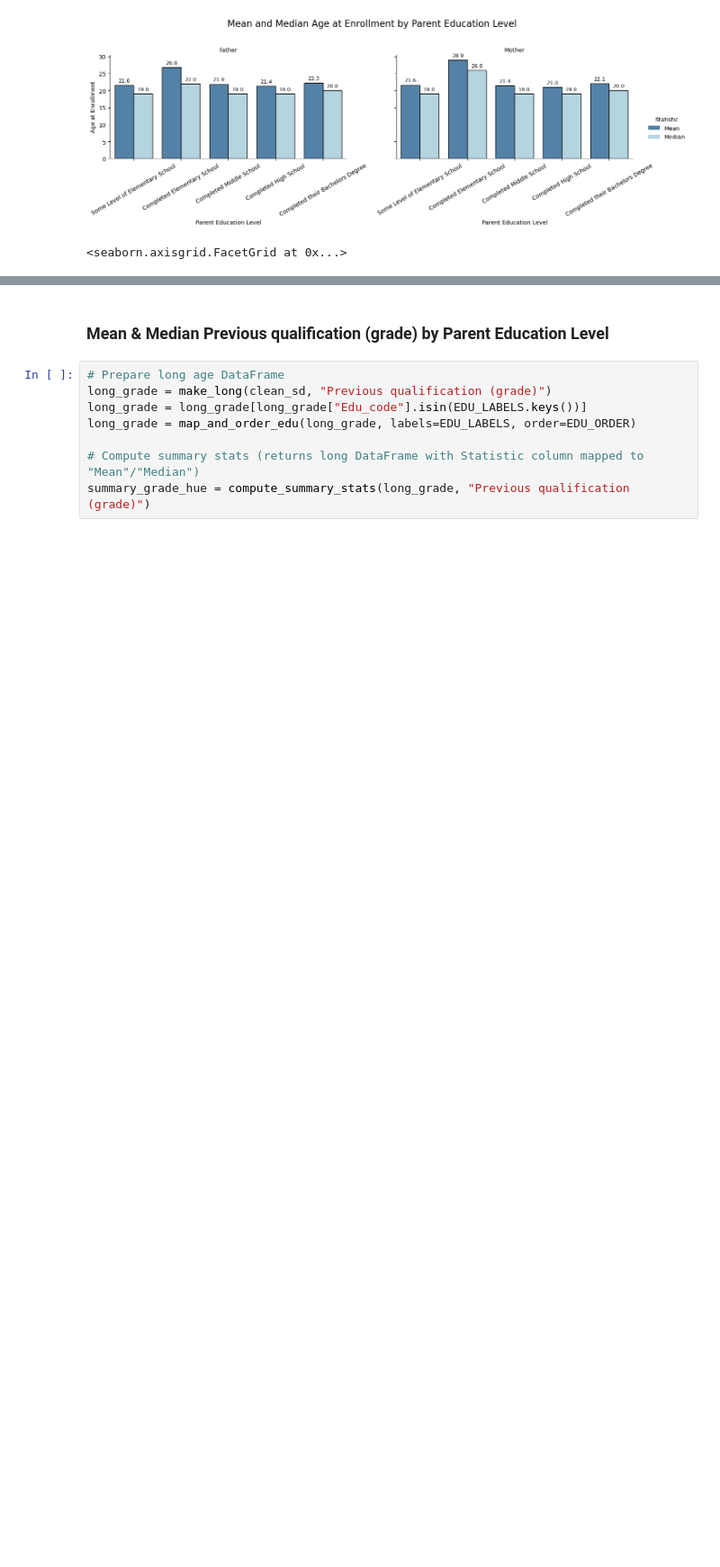
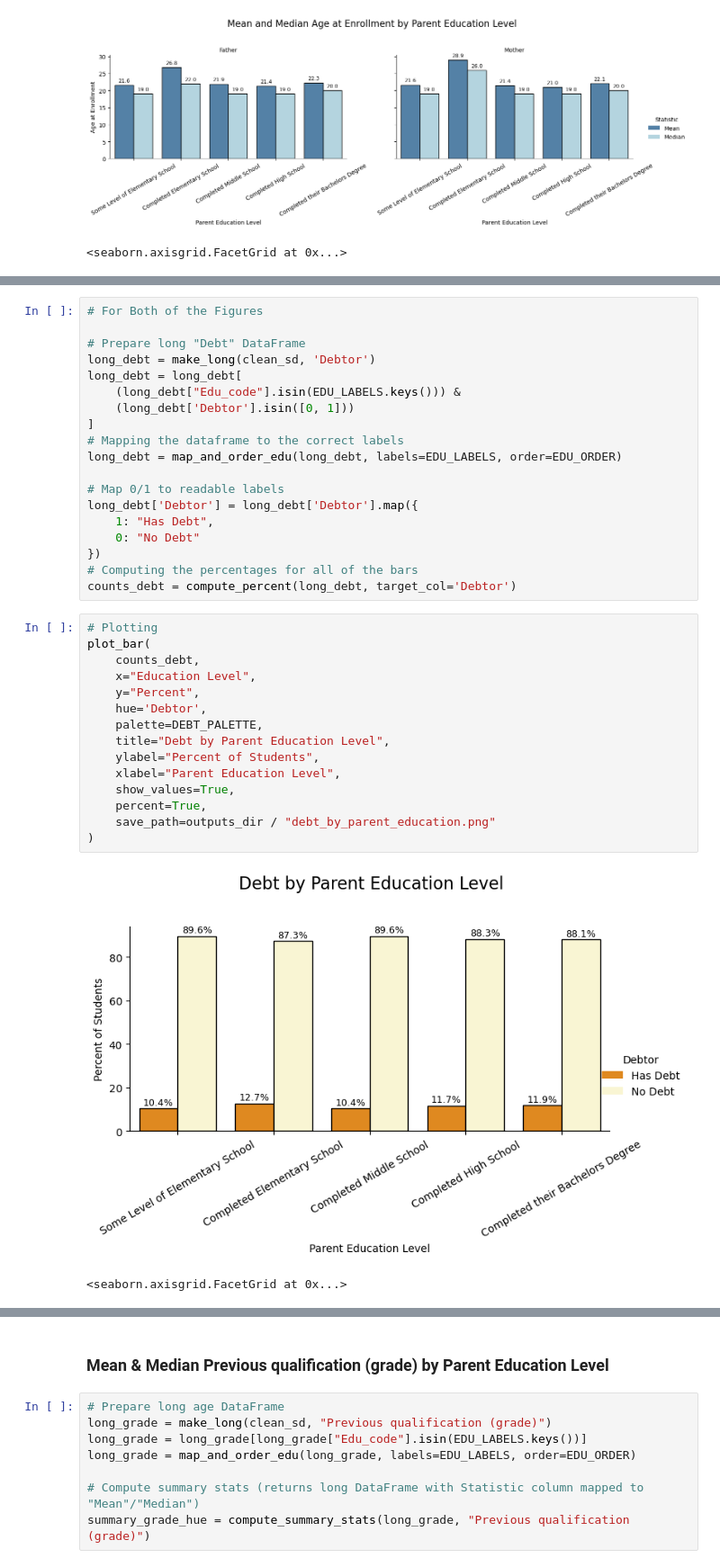
Before and after one commit to UCB-stat-159-f25/final-shrija-owen-allison, a Jupyter notebook: parent_eda.ipynb, the cells around one changed output, grey strips where cells are left out. Shown at 90% size. Saved outputs shown, nothing was run; the diff lists cells and outputs as text; blank space fills up the shorter version.

```diff
--- a/parent_eda.ipynb
+++ b/parent_eda.ipynb
@@ -1191,0 +927,37 @@ plot_bar(
+# %%
+# For Both of the Figures
+
+# Prepare long "Debt" DataFrame
+long_debt = make_long(clean_sd, 'Debtor')
+long_debt = long_debt[
+    (long_debt["Edu_code"].isin(EDU_LABELS.keys())) &
+    (long_debt['Debtor'].isin([0, 1]))
+]
+# Mapping the dataframe to the correct labels
+long_debt = map_and_order_edu(long_debt, labels=EDU_LABELS, order=EDU_ORDER)
+
+# Map 0/1 to readable labels
+long_debt['Debtor'] = long_debt['Debtor'].map({
+    1: "Has Debt",
+    0: "No Debt"
+})
+# Computing the percentages for all of the bars
+counts_debt = compute_percent(long_debt, target_col='Debtor')
+# %%
+# Plotting
+plot_bar(
+    counts_debt,
+    x="Education Level",
+    y="Percent",
+    hue='Debtor',
+    palette=DEBT_PALETTE,
+    title="Debt by Parent Education Level",
+    ylabel="Percent of Students",
+    xlabel="Parent Education Level",
+    show_values=True,
+    percent=True,
+    save_path=outputs_dir / "debt_by_parent_education.png"
+)
+# %% [output]
+[figure, added]
+<seaborn.axisgrid.FacetGrid at 0x...>
```
Also changed, not shown: parts of 47 cells of this notebook.
